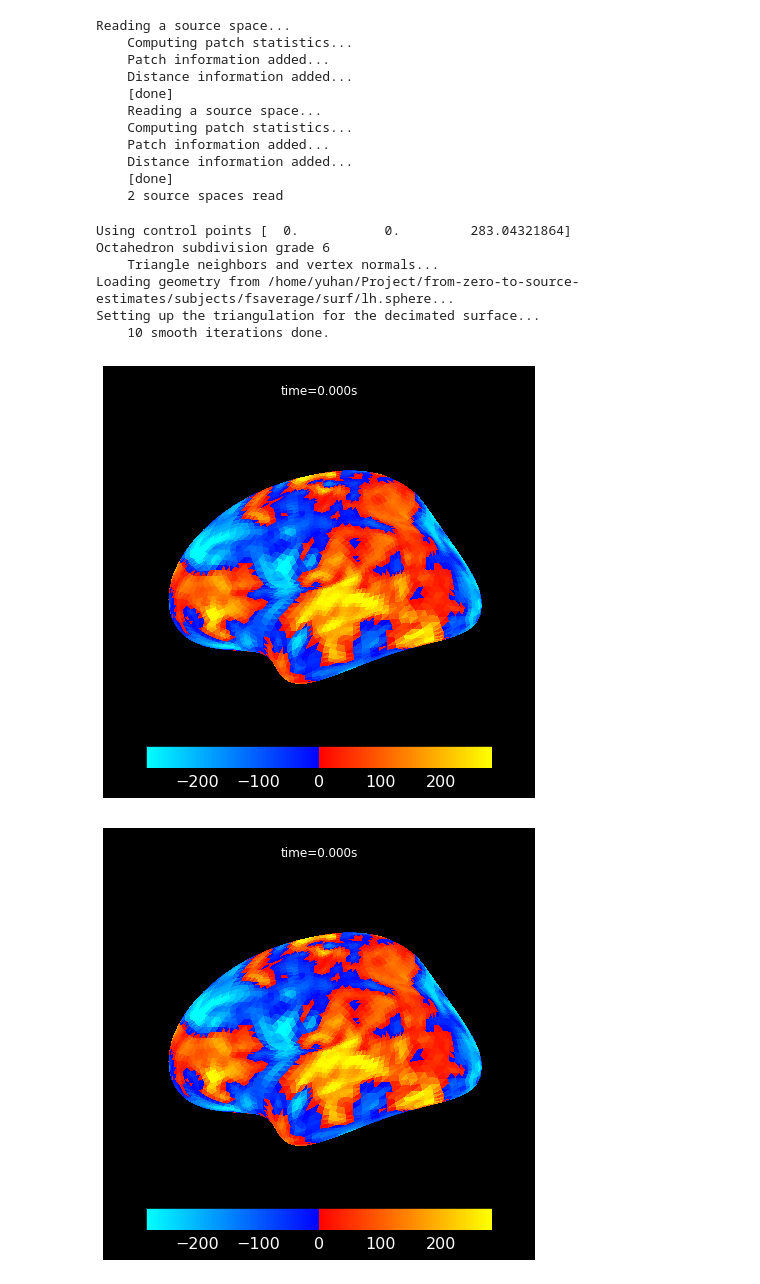
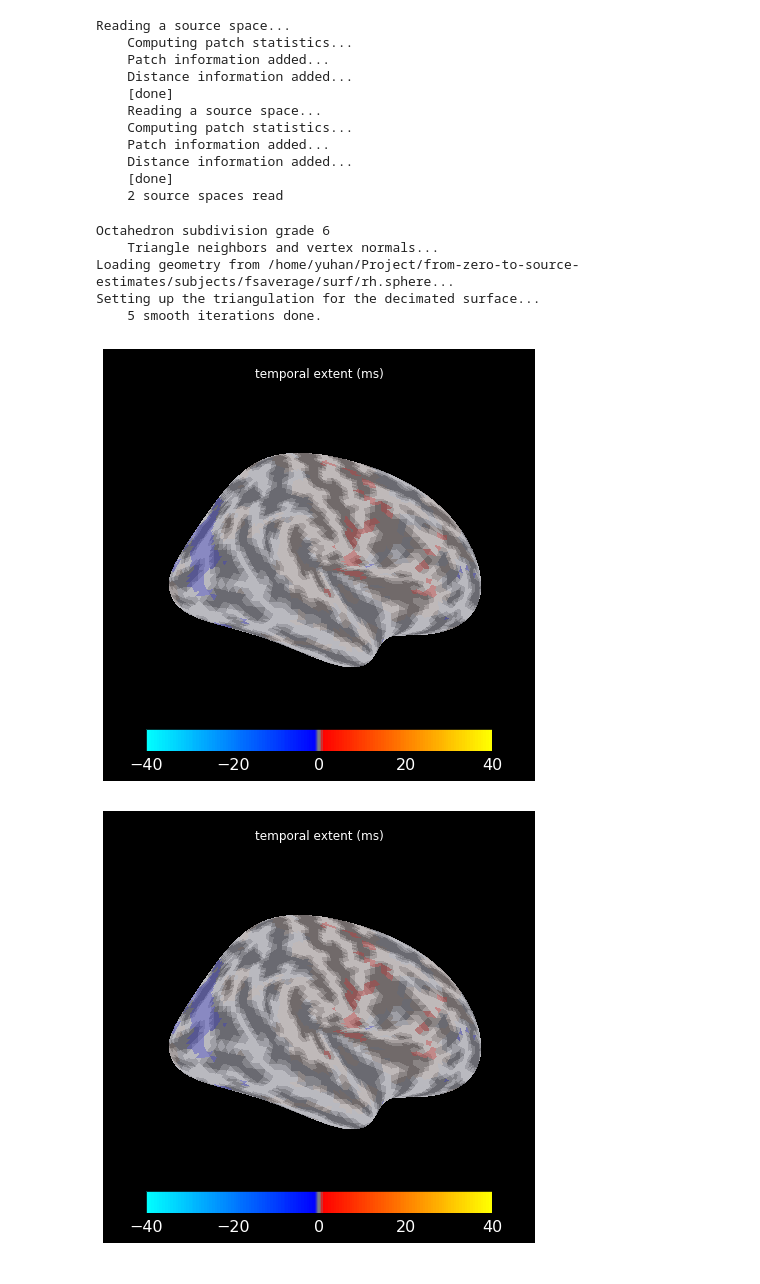
Before and after one commit to yh-luo/from-zero-to-source-estimates, a Jupyter notebook: viz/16-2_viz_statistics.ipynb, the cells around one changed output. Cells and saved outputs as stored; diff of their text form; code cells hidden in the pictures.

Commit message:
update cluster visualization

```diff
--- a/viz/16-2_viz_statistics.ipynb
+++ b/viz/16-2_viz_statistics.ipynb
@@ -46,15 +46,15 @@ Reading a source space...
     Distance information added...
     [done]
     2 source spaces read
-# %%
-# it's unrealistic but beautiful ?!
-stc_all_cluster_vis.plot(hemi='lh', backend='matplotlib')
-# %% [output]
-Using control points [  0.           0.         283.04321864]
-Octahedron subdivision grade 6
-    Triangle neighbors and vertex normals...
-Loading geometry from /home/yuhan/Project/from-zero-to-source-estimates/subjects/fsaverage/surf/lh.sphere...
-Setting up the triangulation for the decimated surface...
-    10 smooth iterations done.
-[figure, removed]
-[figure, removed]
+# %%
+# it's unrealistic but beautiful ?!
+stc_all_cluster_vis.plot(hemi='rh', views='lat', time_label='temporal extent (ms)', size=(800, 800),
+    smoothing_steps=5, clim=dict(kind='value', pos_lims=[0, 1, 40]), backend='matplotlib')  # matplotlib backend is only for notebook demonstration, use PySurfer (backend='auto') for interactive plotting.
+# %% [output]
+Octahedron subdivision grade 6
+    Triangle neighbors and vertex normals...
+Loading geometry from /home/yuhan/Project/from-zero-to-source-estimates/subjects/fsaverage/surf/rh.sphere...
+Setting up the triangulation for the decimated surface...
+    5 smooth iterations done.
+[figure, added]
+[figure, added]
```
Also changed, not shown: 2 other files.
